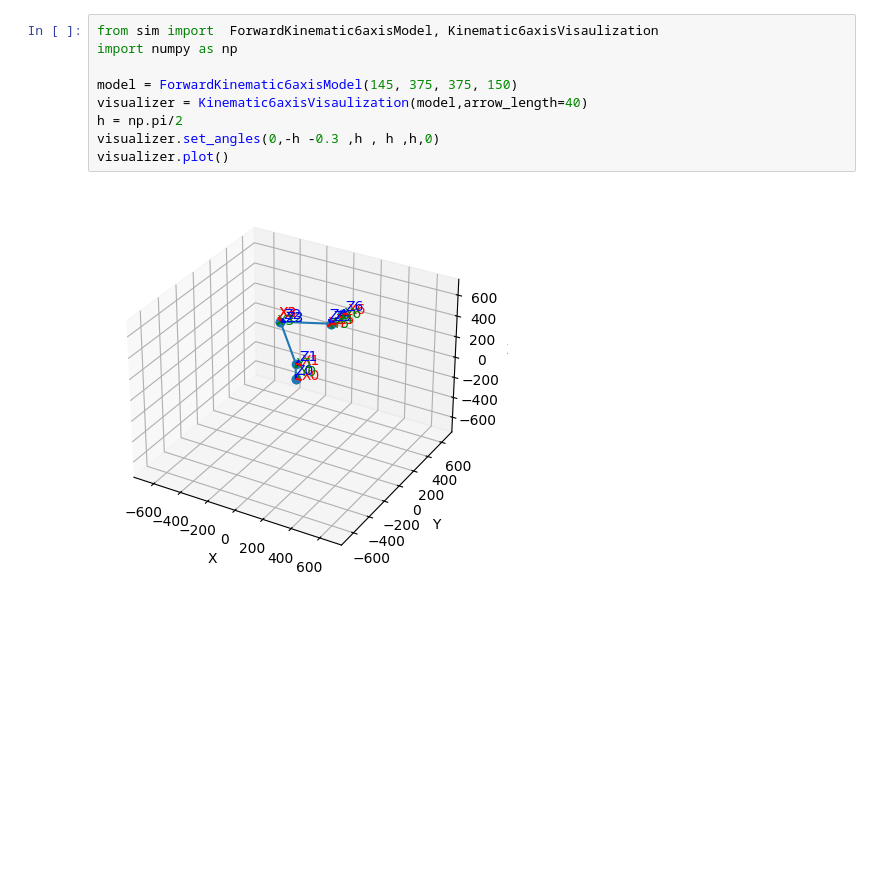
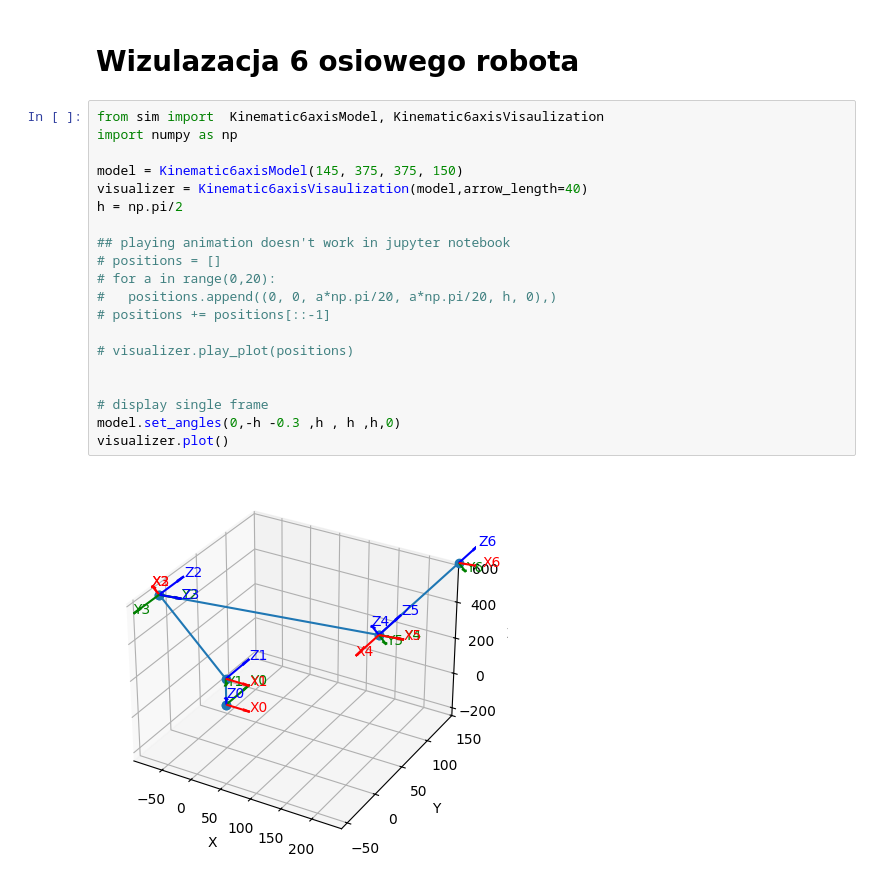
Before and after one commit to X-Lemon-X/sdrac_controler, a Jupyter notebook: simulations/nice_eq.ipynb, the cells around one changed output. Saved outputs shown, nothing was run; the diff lists cells and outputs as text; blank space fills up the shorter version.

```diff
--- a/simulations/nice_eq.ipynb
+++ b/simulations/nice_eq.ipynb
@@ -100,11 +137,24 @@ $\displaystyle \left[\begin{matrix}- \sin{\left(a \right)} \sin{\left(y \right)}
+# %% [markdown]
+# Wizulazacja 6 osiowego robota
 # %%
-from sim import  ForwardKinematic6axisModel, Kinematic6axisVisaulization
+from sim import  Kinematic6axisModel, Kinematic6axisVisaulization
 import numpy as np
 
-model = ForwardKinematic6axisModel(145, 375, 375, 150)
+model = Kinematic6axisModel(145, 375, 375, 150)
 visualizer = Kinematic6axisVisaulization(model,arrow_length=40)
 h = np.pi/2
-visualizer.set_angles(0,-h -0.3 ,h , h ,h,0)
+
+## playing animation doesn't work in jupyter notebook
+# positions = []
+# for a in range(0,20):
+#   positions.append((0, 0, a*np.pi/20, a*np.pi/20, h, 0),)
+# positions += positions[::-1]
+
+# visualizer.play_plot(positions)
+
+
+# display single frame
+model.set_angles(0,-h -0.3 ,h , h ,h,0)
 visualizer.plot()
 # %% [output]
-[figure, old version]
+[figure, new version]
```
Also changed, not shown: parts of 7 cells of this notebook, 1 other file.
